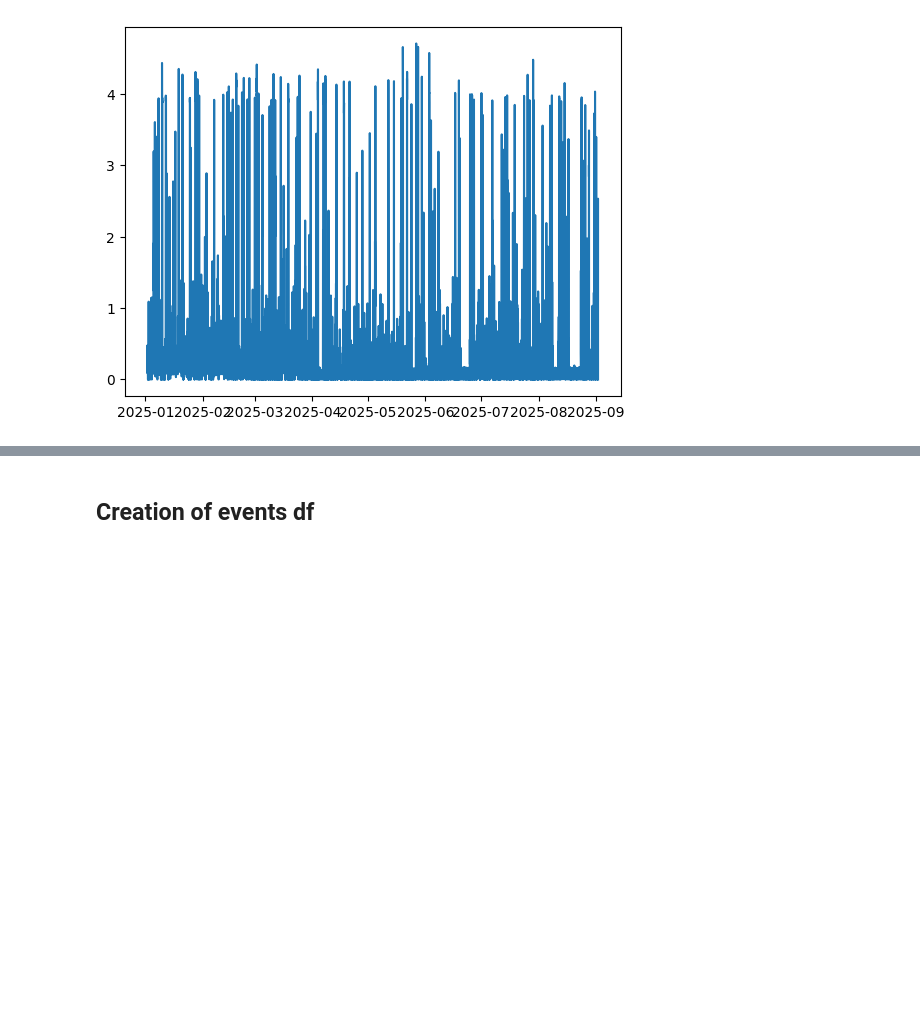
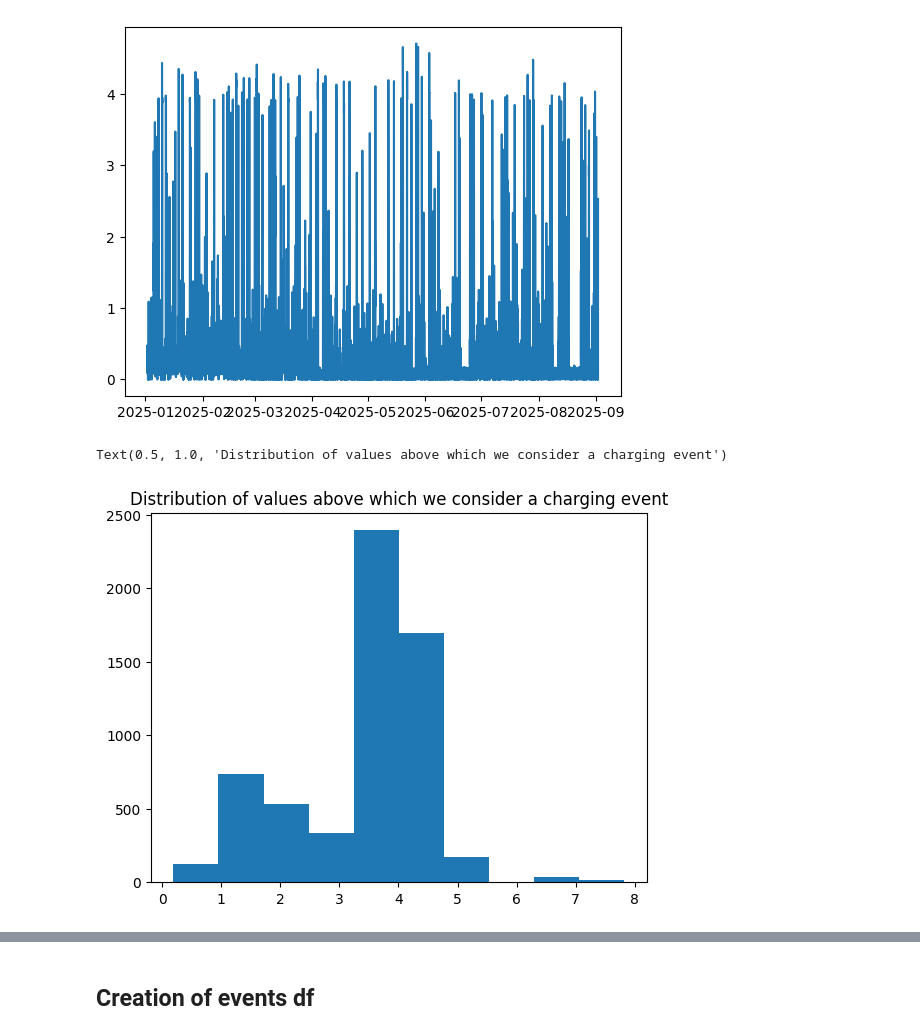
Before and after one commit to dumontduval/opticharge, a Jupyter notebook: notebooks/N00_Introductory.ipynb, the cells around one changed output, grey strips where cells are left out. Drawn from its saved outputs; the diff is of its cells as text; code cells hidden in the pictures; blank space fills up the shorter version.

```diff
--- a/notebooks/N00_Introductory.ipynb
+++ b/notebooks/N00_Introductory.ipynb
@@ -532,34 +493,37 @@ plt.show()
 # %%
 # high quantile method
 
-Q = 0.99                # threshold quantile
+Q = 0.99 # threshold quantile
 
 cols = ["household", "is_weekend", "season", 'time_period']
 
 ev_threshold = (
-    df_C
+    df_C_post_ev
     .group_by(cols)
     .agg(pl.col("kwh").quantile(Q, interpolation="nearest").alias("ev_threshold"))
 )
-print(ev_threshold.sort('household'))
+
 df_flagged_C = (
-    df_C
+    df_C_post_ev
     .join(ev_threshold, on=cols)
     .with_columns(
         (
             pl.col("kwh")
             > pl.max_horizontal(pl.col("ev_threshold"), pl.lit(1.8))
         ).alias("ev_like")
     )
 )
 
 # Just the times to highlight
 charge_events = df_flagged_C.filter(pl.col("ev_like")).select(
     cols + ["ts", "kwh", "ev_threshold"]
 )
 
 plt.hist(charge_events['ev_threshold'])
 plt.title('Distribution of values above which we consider a charging event')
+# %% [output]
+Text(0.5, 1.0, 'Distribution of values above which we consider a charging event')
+[figure, added]
 # %%
 # gaps between high plateaux? JUST FOR VISU
 
```
Also changed, not shown: parts of 23 cells of this notebook.
